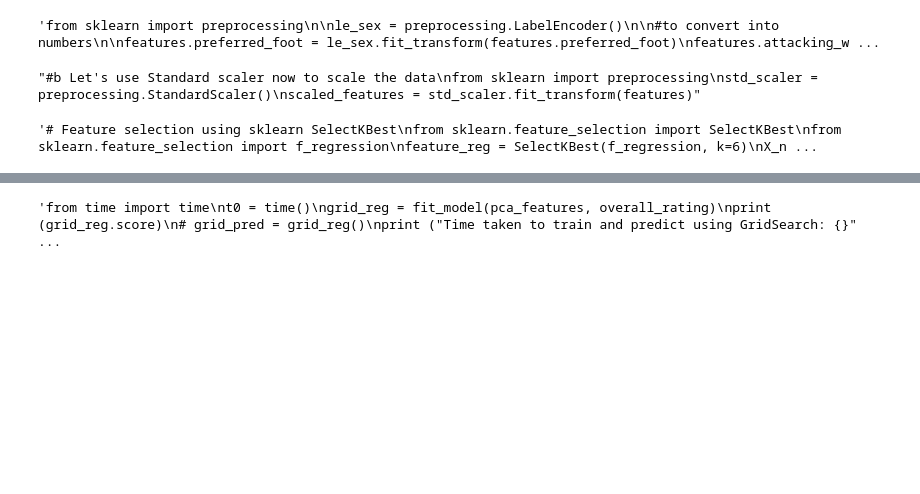
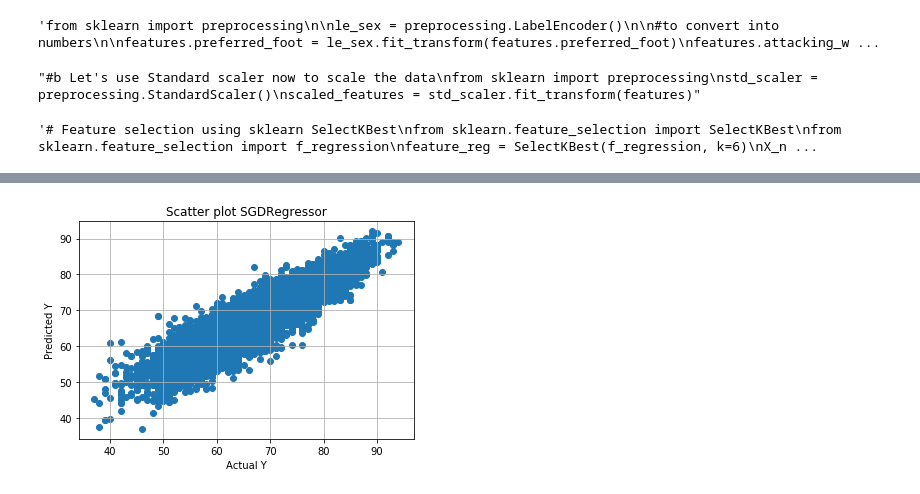
Before and after one commit to DanielBradaschia/FEUP-IART, a Jupyter notebook: P2/src/Proj2.ipynb, the cells around one changed output, grey strips where cells are left out. Cells and saved outputs as stored; diff of their text form; code cells hidden in the pictures; blank space fills up the shorter version.

Commit message:
plot of kneighbors and sgd

```diff
--- a/P2/src/Proj2.ipynb
+++ b/P2/src/Proj2.ipynb
@@ -189,10 +138,13 @@ def performance_metric(y_true, y_predict):
-# %%
-'''from time import time
-t0 = time()
-grid_reg = fit_model(pca_features, overall_rating)
-print (grid_reg.score)
-# grid_pred = grid_reg()
-print ("Time taken to train and predict using GridSearch: {}".format(time() - t0))
-print ("Best parameters are: {}".format(grid_reg.get_params()))'''
-# %% [output]
-'from time import time\nt0 = time()\ngrid_reg = fit_model(pca_features, overall_rating)\nprint (grid_reg.score)\n# grid_pred = grid_reg()\nprint ("Time taken to train and predict using GridSearch: {}" ...
+# %%
+X_train, X_test, y_train, y_test = train_test_split(scaled_features, overall_rating, test_size=0.25, random_state=0)
+
+reg2.fit(X_train, y_train)
+pred_test = reg2.predict(X_test)
+plt.scatter(y_test,pred_test)
+plt.grid()
+plt.xlabel('Actual Y')
+plt.ylabel('Predicted Y')
+plt.title('Scatter plot SGDRegressor')
+plt.show()
+# %% [output]
+[figure, added]
```
Also changed, not shown: parts of 4 cells of this notebook.
